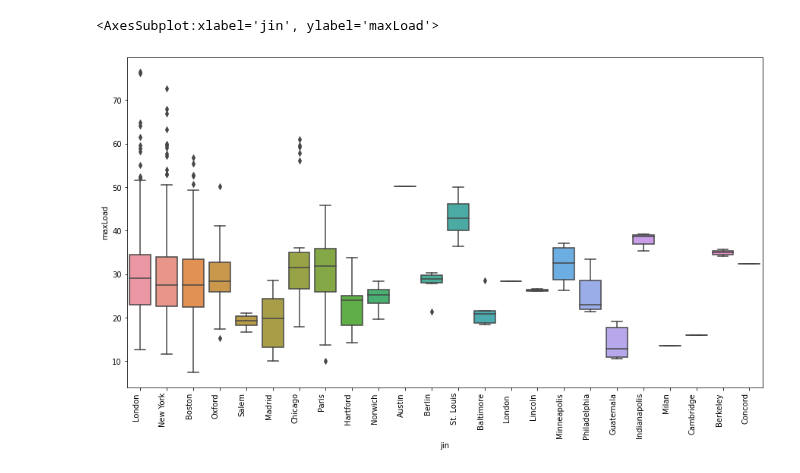
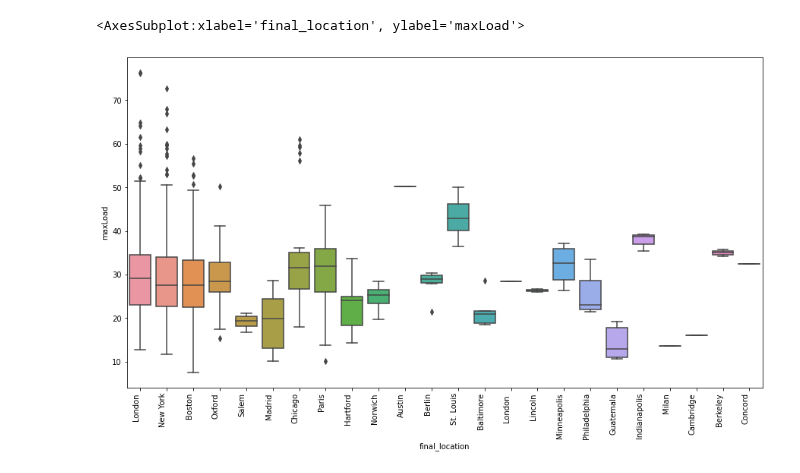
Before and after one commit to hujingc/umsi_loc_anc, a Jupyter notebook: location maxLoad.ipynb, the cells around one changed output. Drawn from its saved outputs; the diff is of its cells as text; code cells hidden in the pictures.

Commit message:
cleaned location maxload

```diff
--- a/location maxLoad.ipynb
+++ b/location maxLoad.ipynb
@@ -0,0 +5,4 @@
+# %%
+# json.loads('test_locations')
+f = open("test_locations")
+data = json.load(f)
@@ -652,0 +56,22 @@ df
+# %%
+# extra processing to books and specify columns
+books = books.rename(columns={'id':'bookId'})
+books.year = books.year.apply(lambda y: np.nan if y=='' else y)
+books['fifty']=books.year.apply(lambda y:float(y)//25*25)
+
+books_interest=books[['bookId','institutionId','catalogId','location']]
+
+# specify columns of analysis dataframe
+analysis_interest = target[['bookId','analysisId','maxLoad']]
+# %%
+# merge dataframes
+merged = analysis_interest.merge(books_interest, on='bookId')
+df = pd.DataFrame(data)
+# df.state = df.state.apply(lambda y: np.nan if y=='' else y)
+# df.tgn = df.tgn.apply(lambda y: np.nan if y=='' else y)
+# df.long = df.long.apply(lambda y: np.nan if y=='' else y)
+# df.lat = df.lat.apply(lambda y: np.nan if y=='' else y)
+# df = df.dropna(axis=1, how='all')
+# multi=df[df.altNames.apply(lambda x:len(x))!=1]
+locations = df[['prefName','city','altNames']]
+merged.head()
@@ -653,11 +85,11 @@ df
 # %%
-multi=df[['city','altNames']]
+multi=locations[['city','altNames']]
 searcher = dict(zip(multi.city, multi.altNames))
 def search(x):
     for item in searcher.items():
         if x in item[1]:
             return(item[0])
     return x
-merged['jin']=merged.location.apply(search)
+merged['final_location']=merged.location.apply(search)
 merged
 # %% [output]
@@ -697,9 +109,9 @@ dict(zip(multi.city, multi.altNames))
 # %%
 fig, ax = plt.subplots(figsize=(15,8))
 ax.set_xticklabels(ax.get_xticklabels(), rotation=90, horizontalalignment='right')
-sns.boxplot(merged.jin,merged.maxLoad.apply(lambda x:float(x)))
+sns.boxplot(merged.final_location,merged.maxLoad.apply(lambda x:float(x)))
 
 # sns.scatterplot(merged['jin'],merged['maxLoad'])
 # %% [output]
-<AxesSubplot:xlabel='jin', ylabel='maxLoad'>
+<AxesSubplot:xlabel='final_location', ylabel='maxLoad'>
-[figure, old version]
+[figure, new version]
```
Also changed, not shown: parts of 10 cells of this notebook, 1 other file.
